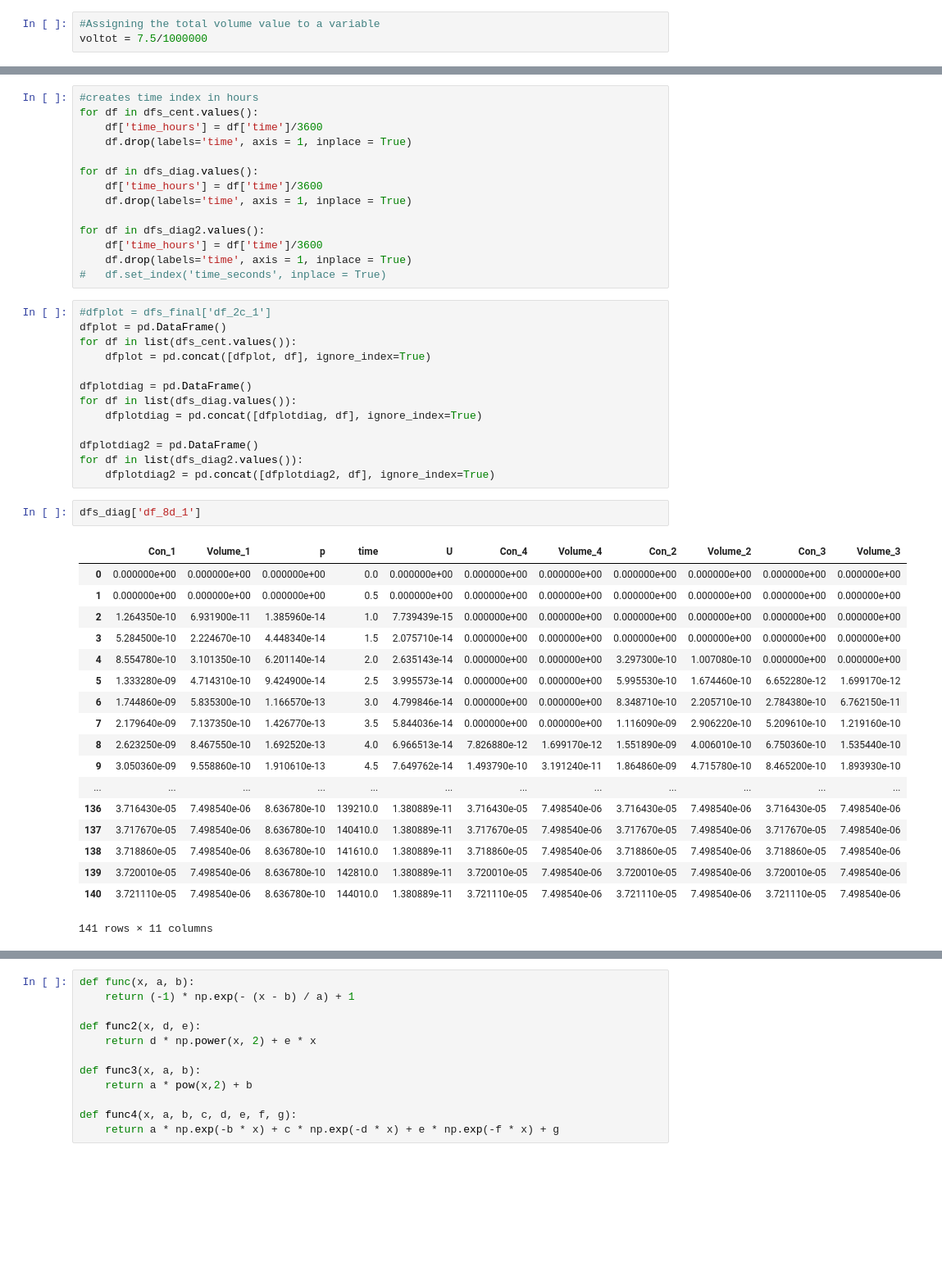
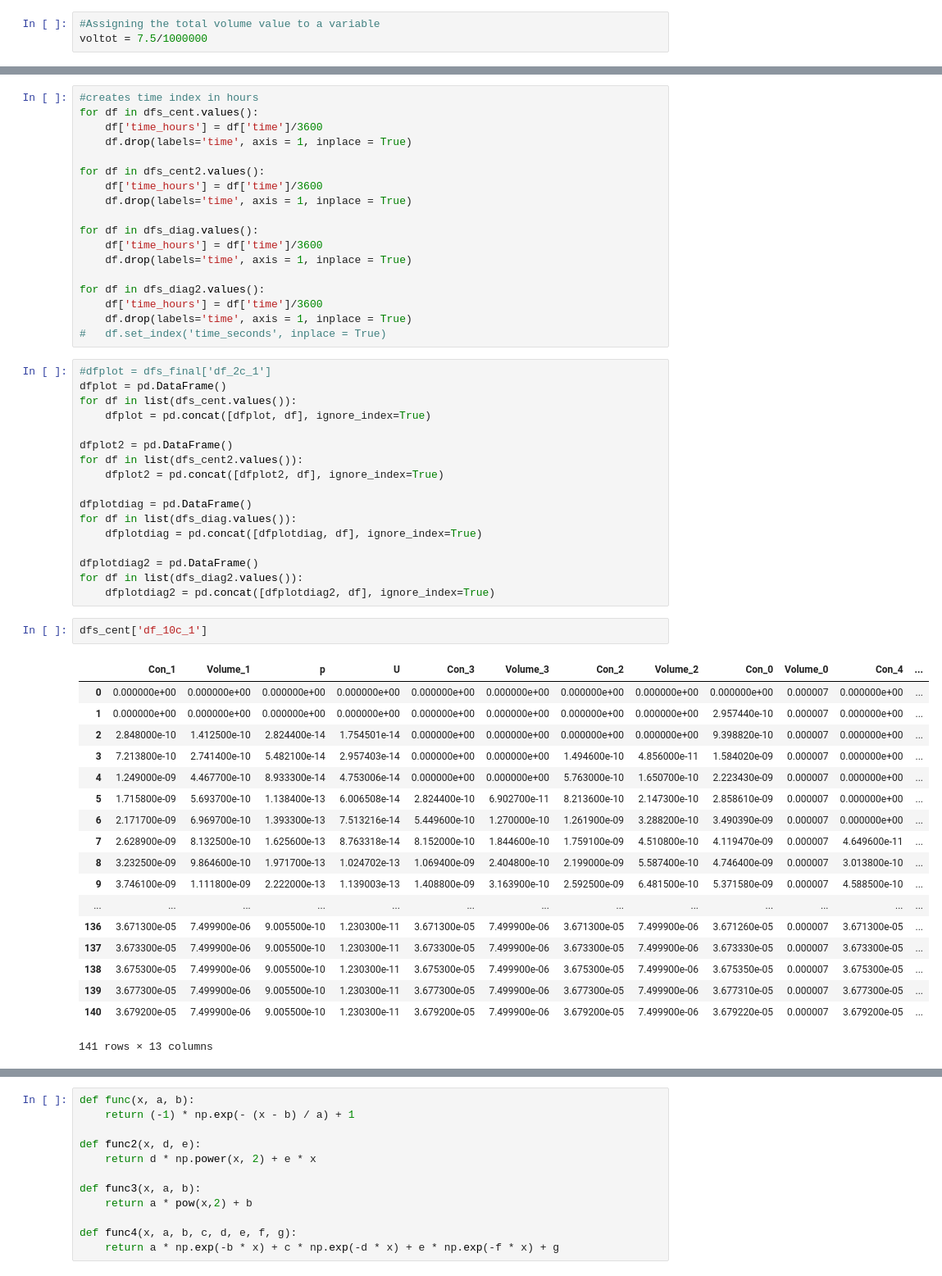
Before and after one commit to CaioMar/Venacao, a Jupyter notebook: Notebooks with analysis of simulation results/Coverage_plots.ipynb, the cells around one changed output, grey strips where cells are left out. Shown at 82% size. Cells and saved outputs as stored; diff of their text form; blank space fills up the shorter version.

```diff
--- a/Notebooks with analysis of simulation results/Coverage_plots.ipynb
+++ b/Notebooks with analysis of simulation results/Coverage_plots.ipynb
@@ -131,6 +146,10 @@ buildFinalDataFrame('1', modelcentered_model_list, dfs_cent)
 # %%
 #creates time index in hours
 for df in dfs_cent.values():
+    df['time_hours'] = df['time']/3600
+    df.drop(labels='time', axis = 1, inplace = True)
+
+for df in dfs_cent2.values():
     df['time_hours'] = df['time']/3600
     df.drop(labels='time', axis = 1, inplace = True)
 
@@ -147,6 +166,10 @@ for df in dfs_diag2.values():
 dfplot = pd.DataFrame()
 for df in list(dfs_cent.values()):
     dfplot = pd.concat([dfplot, df], ignore_index=True)
+
+dfplot2 = pd.DataFrame()
+for df in list(dfs_cent2.values()):
+    dfplot2 = pd.concat([dfplot2, df], ignore_index=True)
 
 dfplotdiag = pd.DataFrame()
 for df in list(dfs_diag.values()):
@@ -155,25 +178,25 @@ for df in list(dfs_diag.values()):
 dfplotdiag2 = pd.DataFrame()
 for df in list(dfs_diag2.values()):
     dfplotdiag2 = pd.concat([dfplotdiag2, df], ignore_index=True)
-# %%
-dfs_diag['df_8d_1']
-# %% [output]
-|  | Con_1 | Volume_1 | p | time | U | Con_4 | Volume_4 | Con_2 | Volume_2 | Con_3 | Volume_3 |
-| 0 | 0.000000e+00 | 0.000000e+00 | 0.000000e+00 | 0.0 | 0.000000e+00 | 0.000000e+00 | 0.000000e+00 | 0.000000e+00 | 0.000000e+00 | 0.000000e+00 | 0.000000e+00 |
-| 1 | 0.000000e+00 | 0.000000e+00 | 0.000000e+00 | 0.5 | 0.000000e+00 | 0.000000e+00 | 0.000000e+00 | 0.000000e+00 | 0.000000e+00 | 0.000000e+00 | 0.000000e+00 |
-| 2 | 1.264350e-10 | 6.931900e-11 | 1.385960e-14 | 1.0 | 7.739439e-15 | 0.000000e+00 | 0.000000e+00 | 0.000000e+00 | 0.000000e+00 | 0.000000e+00 | 0.000000e+00 |
-| 3 | 5.284500e-10 | 2.224670e-10 | 4.448340e-14 | 1.5 | 2.075710e-14 | 0.000000e+00 | 0.000000e+00 | 0.000000e+00 | 0.000000e+00 | 0.000000e+00 | 0.000000e+00 |
-| 4 | 8.554780e-10 | 3.101350e-10 | 6.201140e-14 | 2.0 | 2.635143e-14 | 0.000000e+00 | 0.000000e+00 | 3.297300e-10 | 1.007080e-10 | 0.000000e+00 | 0.000000e+00 |
-| 5 | 1.333280e-09 | 4.714310e-10 | 9.424900e-14 | 2.5 | 3.995573e-14 | 0.000000e+00 | 0.000000e+00 | 5.995530e-10 | 1.674460e-10 | 6.652280e-12 | 1.699170e-12 |
-| 6 | 1.744860e-09 | 5.835300e-10 | 1.166570e-13 | 3.0 | 4.799846e-14 | 0.000000e+00 | 0.000000e+00 | 8.348710e-10 | 2.205710e-10 | 2.784380e-10 | 6.762150e-11 |
-| 7 | 2.179640e-09 | 7.137350e-10 | 1.426770e-13 | 3.5 | 5.844036e-14 | 0.000000e+00 | 0.000000e+00 | 1.116090e-09 | 2.906220e-10 | 5.209610e-10 | 1.219160e-10 |
-| 8 | 2.623250e-09 | 8.467550e-10 | 1.692520e-13 | 4.0 | 6.966513e-14 | 7.826880e-12 | 1.699170e-12 | 1.551890e-09 | 4.006010e-10 | 6.750360e-10 | 1.535440e-10 |
-| 9 | 3.050360e-09 | 9.558860e-10 | 1.910610e-13 | 4.5 | 7.649762e-14 | 1.493790e-10 | 3.191240e-11 | 1.864860e-09 | 4.715780e-10 | 8.465200e-10 | 1.893930e-10 |
-| ... | ... | ... | ... | ... | ... | ... | ... | ... | ... | ... | ... |
-| 136 | 3.716430e-05 | 7.498540e-06 | 8.636780e-10 | 139210.0 | 1.380889e-11 | 3.716430e-05 | 7.498540e-06 | 3.716430e-05 | 7.498540e-06 | 3.716430e-05 | 7.498540e-06 |
-| 137 | 3.717670e-05 | 7.498540e-06 | 8.636780e-10 | 140410.0 | 1.380889e-11 | 3.717670e-05 | 7.498540e-06 | 3.717670e-05 | 7.498540e-06 | 3.717670e-05 | 7.498540e-06 |
-| 138 | 3.718860e-05 | 7.498540e-06 | 8.636780e-10 | 141610.0 | 1.380889e-11 | 3.718860e-05 | 7.498540e-06 | 3.718860e-05 | 7.498540e-06 | 3.718860e-05 | 7.498540e-06 |
-| 139 | 3.720010e-05 | 7.498540e-06 | 8.636780e-10 | 142810.0 | 1.380889e-11 | 3.720010e-05 | 7.498540e-06 | 3.720010e-05 | 7.498540e-06 | 3.720010e-05 | 7.498540e-06 |
-| 140 | 3.721110e-05 | 7.498540e-06 | 8.636780e-10 | 144010.0 | 1.380889e-11 | 3.721110e-05 | 7.498540e-06 | 3.721110e-05 | 7.498540e-06 | 3.721110e-05 | 7.498540e-06 |
-141 rows × 11 columns
+# %%
+dfs_cent['df_10c_1']
+# %% [output]
+|  | Con_1 | Volume_1 | p | U | Con_3 | Volume_3 | Con_2 | Volume_2 | Con_0 | Volume_0 | Con_4 | ... |
+| 0 | 0.000000e+00 | 0.000000e+00 | 0.000000e+00 | 0.000000e+00 | 0.000000e+00 | 0.000000e+00 | 0.000000e+00 | 0.000000e+00 | 0.000000e+00 | 0.000007 | 0.000000e+00 | ... |
+| 1 | 0.000000e+00 | 0.000000e+00 | 0.000000e+00 | 0.000000e+00 | 0.000000e+00 | 0.000000e+00 | 0.000000e+00 | 0.000000e+00 | 2.957440e-10 | 0.000007 | 0.000000e+00 | ... |
+| 2 | 2.848000e-10 | 1.412500e-10 | 2.824400e-14 | 1.754501e-14 | 0.000000e+00 | 0.000000e+00 | 0.000000e+00 | 0.000000e+00 | 9.398820e-10 | 0.000007 | 0.000000e+00 | ... |
+| 3 | 7.213800e-10 | 2.741400e-10 | 5.482100e-14 | 2.957403e-14 | 0.000000e+00 | 0.000000e+00 | 1.494600e-10 | 4.856000e-11 | 1.584020e-09 | 0.000007 | 0.000000e+00 | ... |
+| 4 | 1.249000e-09 | 4.467700e-10 | 8.933300e-14 | 4.753006e-14 | 0.000000e+00 | 0.000000e+00 | 5.763000e-10 | 1.650700e-10 | 2.223430e-09 | 0.000007 | 0.000000e+00 | ... |
+| 5 | 1.715800e-09 | 5.693700e-10 | 1.138400e-13 | 6.006508e-14 | 2.824400e-10 | 6.902700e-11 | 8.213600e-10 | 2.147300e-10 | 2.858610e-09 | 0.000007 | 0.000000e+00 | ... |
+| 6 | 2.171700e-09 | 6.969700e-10 | 1.393300e-13 | 7.513216e-14 | 5.449600e-10 | 1.270000e-10 | 1.261900e-09 | 3.288200e-10 | 3.490390e-09 | 0.000007 | 0.000000e+00 | ... |
+| 7 | 2.628900e-09 | 8.132500e-10 | 1.625600e-13 | 8.763318e-14 | 8.152000e-10 | 1.844600e-10 | 1.759100e-09 | 4.510800e-10 | 4.119470e-09 | 0.000007 | 4.649600e-11 | ... |
+| 8 | 3.232500e-09 | 9.864600e-10 | 1.971700e-13 | 1.024702e-13 | 1.069400e-09 | 2.404800e-10 | 2.199000e-09 | 5.587400e-10 | 4.746400e-09 | 0.000007 | 3.013800e-10 | ... |
+| 9 | 3.746100e-09 | 1.111800e-09 | 2.222000e-13 | 1.139003e-13 | 1.408800e-09 | 3.163900e-10 | 2.592500e-09 | 6.481500e-10 | 5.371580e-09 | 0.000007 | 4.588500e-10 | ... |
+| ... | ... | ... | ... | ... | ... | ... | ... | ... | ... | ... | ... | ... |
+| 136 | 3.671300e-05 | 7.499900e-06 | 9.005500e-10 | 1.230300e-11 | 3.671300e-05 | 7.499900e-06 | 3.671300e-05 | 7.499900e-06 | 3.671260e-05 | 0.000007 | 3.671300e-05 | ... |
+| 137 | 3.673300e-05 | 7.499900e-06 | 9.005500e-10 | 1.230300e-11 | 3.673300e-05 | 7.499900e-06 | 3.673300e-05 | 7.499900e-06 | 3.673330e-05 | 0.000007 | 3.673300e-05 | ... |
+| 138 | 3.675300e-05 | 7.499900e-06 | 9.005500e-10 | 1.230300e-11 | 3.675300e-05 | 7.499900e-06 | 3.675300e-05 | 7.499900e-06 | 3.675350e-05 | 0.000007 | 3.675300e-05 | ... |
+| 139 | 3.677300e-05 | 7.499900e-06 | 9.005500e-10 | 1.230300e-11 | 3.677300e-05 | 7.499900e-06 | 3.677300e-05 | 7.499900e-06 | 3.677310e-05 | 0.000007 | 3.677300e-05 | ... |
+| 140 | 3.679200e-05 | 7.499900e-06 | 9.005500e-10 | 1.230300e-11 | 3.679200e-05 | 7.499900e-06 | 3.679200e-05 | 7.499900e-06 | 3.679220e-05 | 0.000007 | 3.679200e-05 | ... |
+141 rows × 13 columns
 # %%
```
Also changed, not shown: parts of 16 cells of this notebook, 1 other file.
